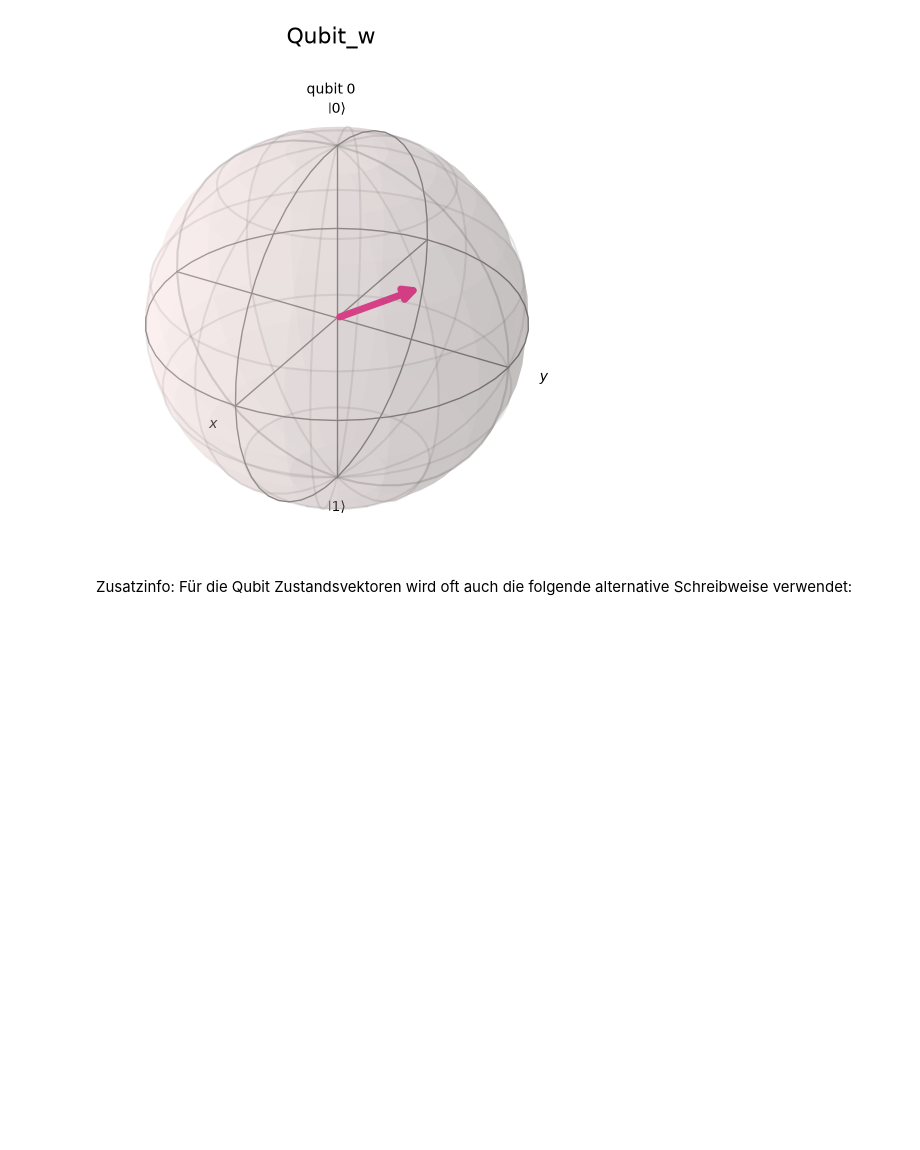
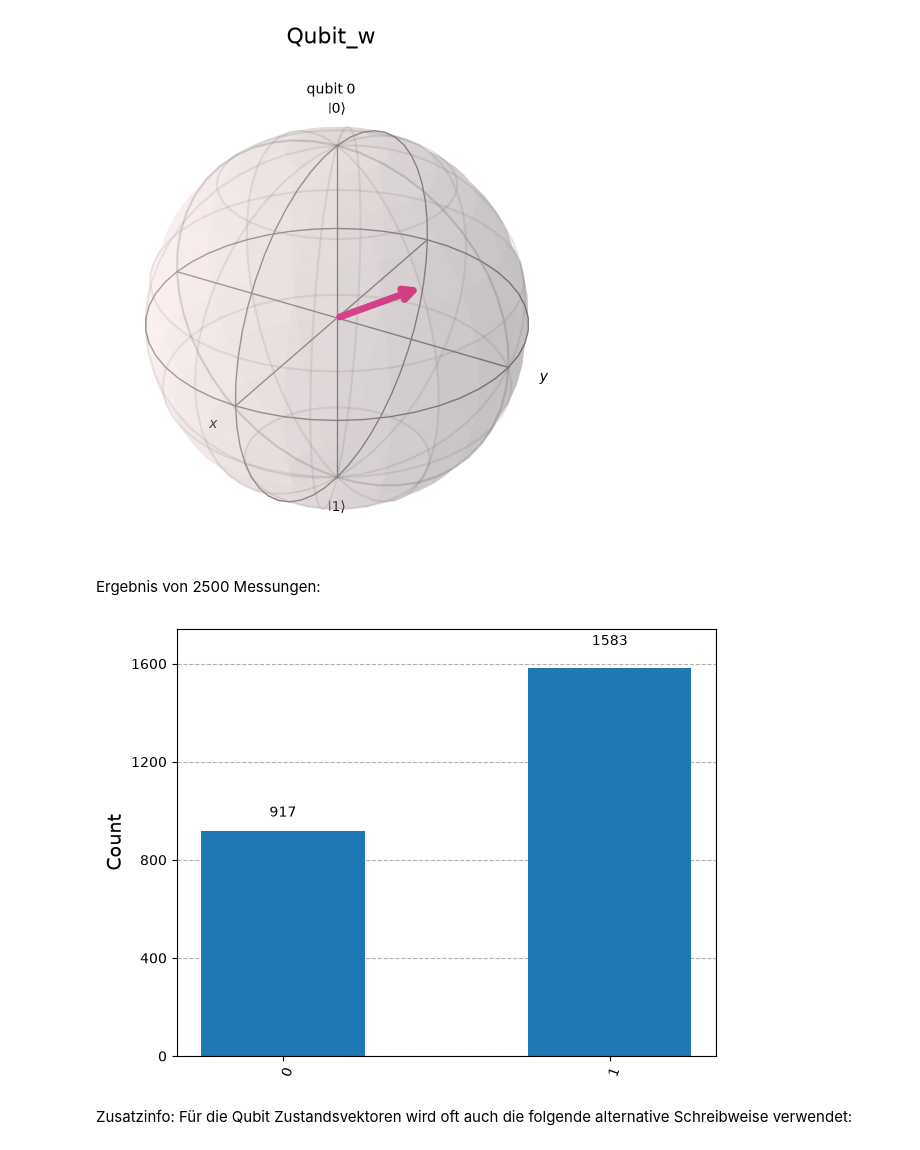
Before and after one commit to MelB18/EasyQuanten, a Jupyter notebook: ErsteSchritte.ipynb, the cells around one changed output. Saved outputs shown, nothing was run; the diff lists cells and outputs as text; code cells hidden in the pictures; blank space fills up the shorter version.

```diff
--- a/ErsteSchritte.ipynb
+++ b/ErsteSchritte.ipynb
@@ -220,6 +248,14 @@ plot_bloch_multivector(v, "Qubit_v")
 plot_bloch_multivector(w, "Qubit_w")
 # %% [output]
 [figure]
+# %% [markdown]
+Ergebnis von 2500 Messungen:
+# %%
+
+statistics = w.sample_counts(2500)
+plot_histogram(statistics)
+# %% [output]
+[figure, added]
 # %% [markdown]
 Zusatzinfo: Für die Qubit Zustandsvektoren wird oft auch die folgende alternative Schreibweise verwendet:
 # %%
```
Also changed, not shown: parts of 13 cells of this notebook.
